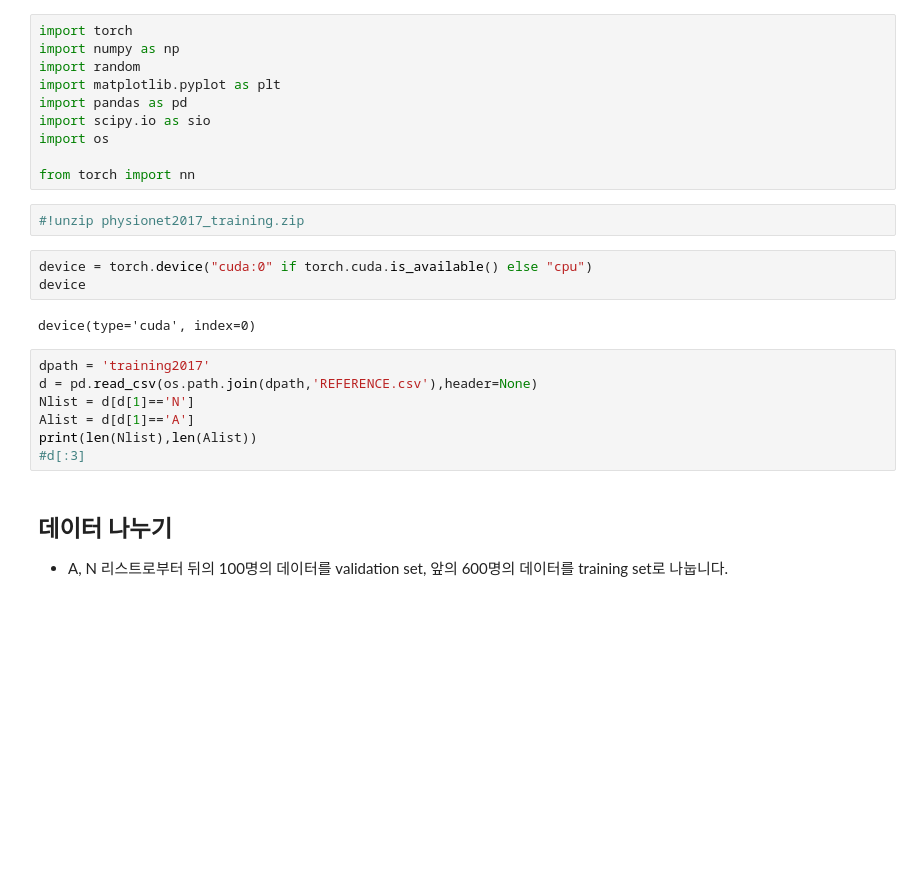
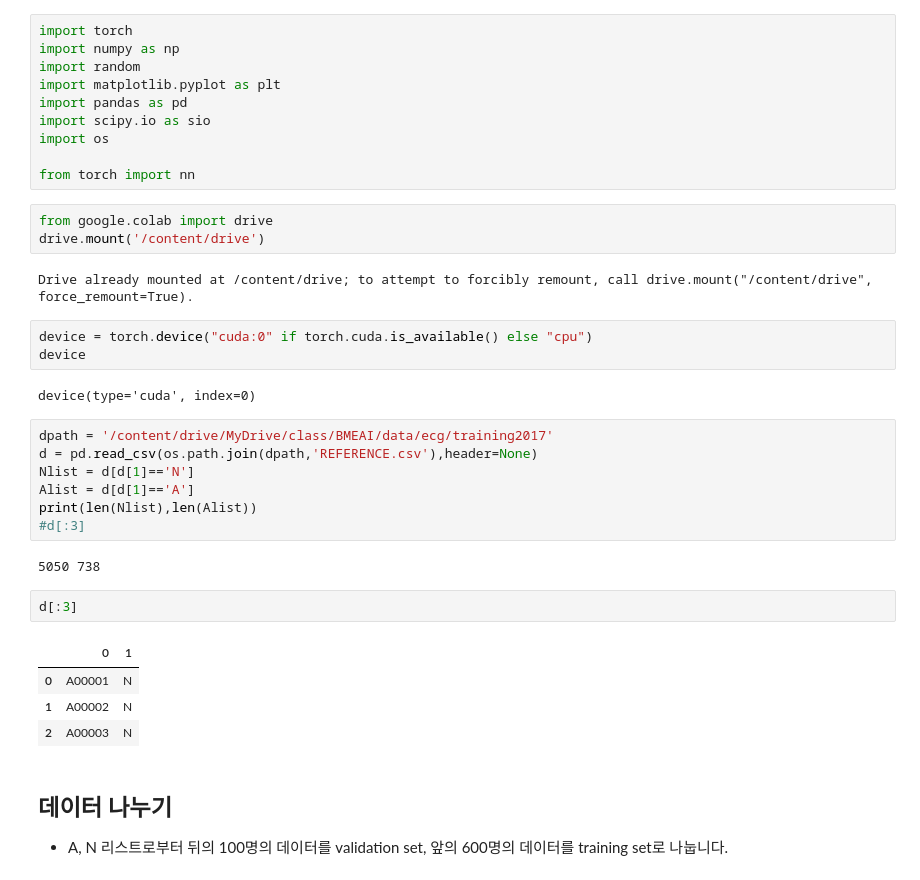
Before and after one commit to hufsaim/T10402201, a Jupyter notebook: notebook/Lab07_SimpleRNN.ipynb, the cells around one changed output. Drawn from its saved outputs; the diff is of its cells as text; blank space fills up the shorter version.

Commit message:
Colaboratory를 통해 생성됨

```diff
--- a/notebook/Lab07_SimpleRNN.ipynb
+++ b/notebook/Lab07_SimpleRNN.ipynb
@@ -12,20 +12,32 @@ import scipy.io as sio
 import os
 
 from torch import nn
-# %%
-#!unzip physionet2017_training.zip
+# %%
+from google.colab import drive
+drive.mount('/content/drive')
+# %% [output]
+Drive already mounted at /content/drive; to attempt to forcibly remount, call drive.mount("/content/drive", force_remount=True).
 # %%
 device = torch.device("cuda:0" if torch.cuda.is_available() else "cpu")
 device
 # %% [output]
 device(type='cuda', index=0)
 # %%
-dpath = 'training2017'
+dpath = '/content/drive/MyDrive/class/BMEAI/data/ecg/training2017'
 d = pd.read_csv(os.path.join(dpath,'REFERENCE.csv'),header=None)
 Nlist = d[d[1]=='N']
 Alist = d[d[1]=='A']
 print(len(Nlist),len(Alist))
 #d[:3]
+# %% [output]
+5050 738
+# %%
+d[:3]
+# %% [output]
+|  | 0 | 1 |
+| 0 | A00001 | N |
+| 1 | A00002 | N |
+| 2 | A00003 | N |
 # %% [markdown]
 ## 데이터 나누기
 - A, N 리스트로부터 뒤의 100명의 데이터를 validation set, 앞의 600명의 데이터를 training set로 나눕니다.
```
Also changed, not shown: parts of 8 cells of this notebook.
